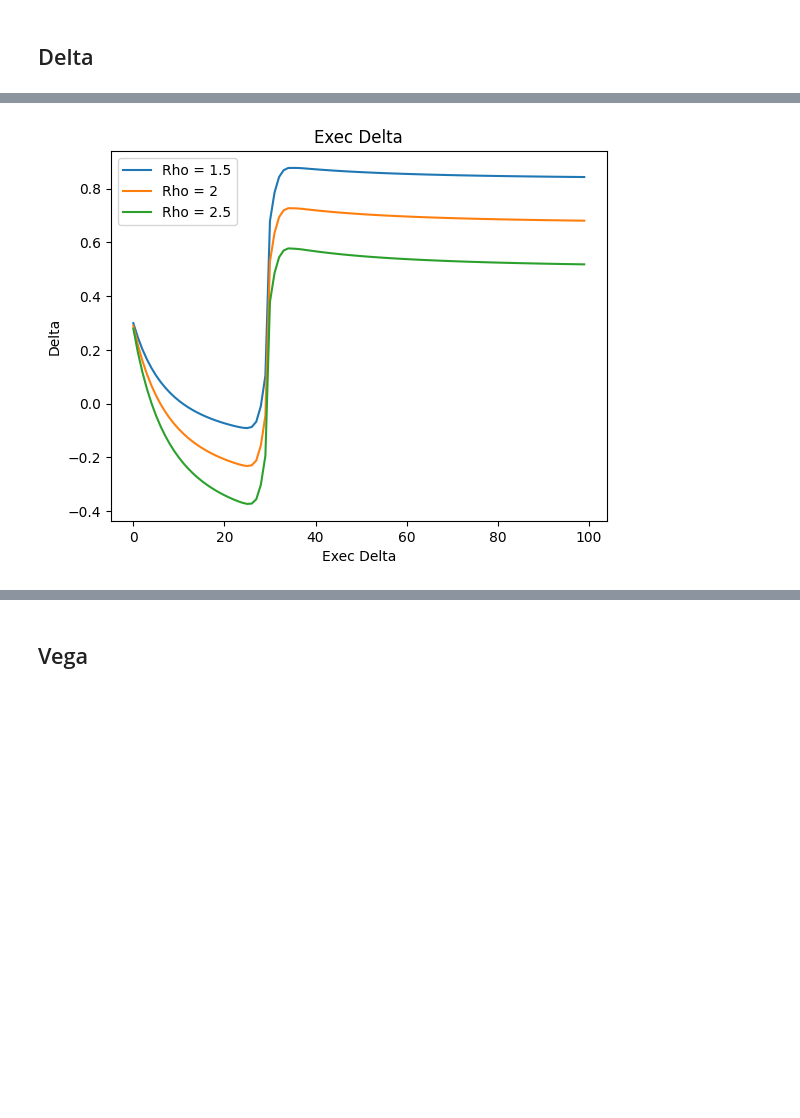
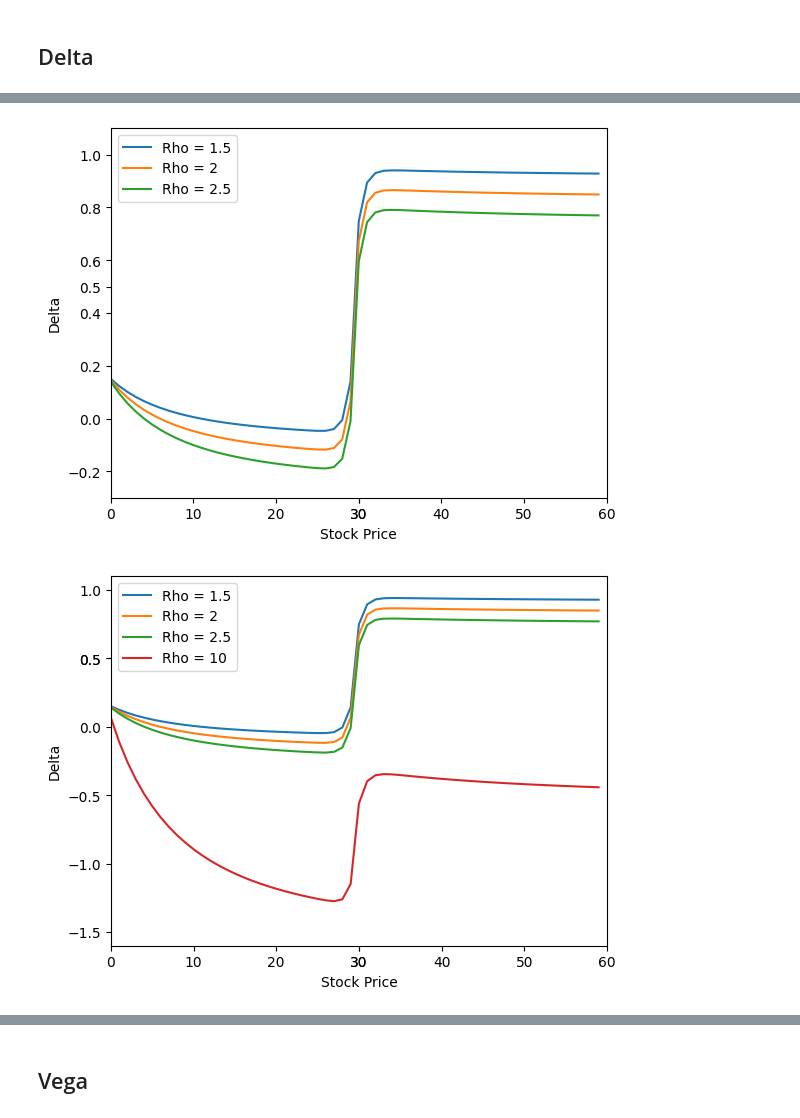
Before and after one commit to djdavor/thesis_MSc, a Jupyter notebook: code/valuation_ESOs.ipynb, the cells around one changed output, grey strips where cells are left out. Cells and saved outputs as stored; diff of their text form; code cells hidden in the pictures; blank space fills up the shorter version.

```diff
--- a/code/valuation_ESOs.ipynb
+++ b/code/valuation_ESOs.ipynb
@@ -10,9 +10,9 @@ np.set_printoptions(suppress = True)
 S0_init = 30       #S_0
 K_init = 30        #Strike price (=S_0)
 T_init = 10        #Maturity
-v_init = 3         #Vesting period
-r_init = 0.045      #RF rate
-N_init = 10        #Height of tree
+v_init = 2         #Vesting period
+r_init = 0.045     #RF rate
+N_init = 100       #Height of tree
 sigma_init = 0.3   #Volatility
 m_init = 2         #Exercise multiple (m>1)
 
@@ -30,8 +30,8 @@ c_init = 1700000  # Agent's initial wealth
 n_s_init = 110000  # Number of shares
 n_o_init = 300  # Number of options
 
-N_init = 50  # Height of tree
-N_init_r = 50  # Height of tree for R option
+N_init = 100  # Height of tree
+N_init_r = 100  # Height of tree for R option
 # %%
 def rn_eso(S0,K,T,v,r,N,sigma,m):
   #Init values
@@ -349,27 +349,19 @@ plt.show()
 # %%
 ## Exec Delta
 
-x = range(0, 100)
+lim = 60
+x = range(0, lim)
 rn_delta_e_lowest = np.zeros(len(x))
 rn_delta_e_low = np.zeros(len(x))
 rn_delta_e_med = np.zeros(len(x))
 rn_delta_e_high = np.zeros(len(x))
+rn_delta_e_highest = np.zeros(len(x))
 esos_lowest = np.zeros(len(x))
 esos_low = np.zeros(len(x))
 esos_med = np.zeros(len(x))
 esos_high = np.zeros(len(x))
+esos_highest = np.zeros(len(x))
 
-'''
-rho_init = 1.1
-for i in x:
-    esos_lowest[i] = CE_rn(i, K_init, T_init, v_init, r_init, N_init_r, sigma_init, rho_init, n_s_init, n_o_init, c_init)
-
-    a = esos_lowest[i]
-    b = CE_rn(i+1,K_init, T_init, v_init, r_init, N_init_r, sigma_init, rho_init, n_s_init, n_o_init, c_init)
-    delta = (b-a)/1
-
-    rn_delta_e_lowest[i] = delta
-'''
 
 rho_init = 1.5
 for i in x:
@@ -387,35 +379,67 @@ for i in x:
     esos_med[i] = CE_rn(i, K_init, T_init, v_init, r_init, N_init_r, sigma_init, rho_init, n_s_init, n_o_init, c_init)
 
     a = esos_med[i]
     b = CE_rn(i+1,K_init, T_init, v_init, r_init, N_init_r, sigma_init, rho_init, n_s_init, n_o_init, c_init)
     delta = (b-a)/1
 
     rn_delta_e_med[i] = delta
 
 
 rho_init = 2.5
 for i in x:
     esos_high[i] = CE_rn(i, K_init, T_init, v_init, r_init, N_init_r, sigma_init, rho_init, n_s_init, n_o_init, c_init)
 
     a = esos_high[i]
     b = CE_rn(i+1,K_init, T_init, v_init, r_init, N_init_r, sigma_init, rho_init, n_s_init, n_o_init, c_init)
     delta = (b-a)/1
 
     rn_delta_e_high[i] = delta
 
 
+rho_init = 10
+for i in x:
+    esos_highest[i] = CE_rn(i, K_init, T_init, v_init, r_init, N_init_r, sigma_init, rho_init, n_s_init, n_o_init, c_init)
 
-# Plot the delta values
+    a = esos_highest[i]
+    b = CE_rn(i+1,K_init, T_init, v_init, r_init, N_init_r, sigma_init, rho_init, n_s_init, n_o_init, c_init)
+    delta = (b-a)/1
+
+    rn_delta_e_highest[i] = delta
+
+
+
+#PLOT 1
 plt.plot(x, rn_delta_e_low, label='Rho = 1.5')
 plt.plot(x, rn_delta_e_med, label='Rho = 2')
 plt.plot(x, rn_delta_e_high, label='Rho = 2.5')
 
+plt.xlabel('Stock Price')
+plt.ylabel('Delta')
+plt.xticks(list(plt.xticks()[0]) + [30])
+plt.yticks(list(plt.yticks()[0]) + [0.5])
+plt.xlim(0, lim)
+plt.ylim(-0.3, 1.1)
+plt.legend()
+plt.savefig('/Users/davordjekic/Desktop/Bocconi/Thesis/thesis_tex/fig/4/delta_subj.png')
+plt.show()
 
-plt.xlabel('Exec Delta')
+
+#PLOT 2 (with extreme case)
+plt.plot(x, rn_delta_e_low, label='Rho = 1.5')
+plt.plot(x, rn_delta_e_med, label='Rho = 2')
+plt.plot(x, rn_delta_e_high, label='Rho = 2.5')
+plt.plot(x, rn_delta_e_highest, label='Rho = 10')
+
+plt.xlabel('Stock Price')
 plt.ylabel('Delta')
-plt.title('Exec Delta')
+plt.xticks(list(plt.xticks()[0]) + [30])
+plt.yticks(list(plt.yticks()[0]) + [0.5])
+plt.xlim(0, lim)
+plt.ylim(-1.6, 1.1)
 plt.legend()
+plt.savefig('/Users/davordjekic/Desktop/Bocconi/Thesis/thesis_tex/fig/4/delta_subj_extreme.png')
 plt.show()
 # %% [output]
-[figure, old version]
+[figure, new version]
+[figure, added]
 # %%
```
Also changed, not shown: parts of 18 cells of this notebook, 33 other files.
